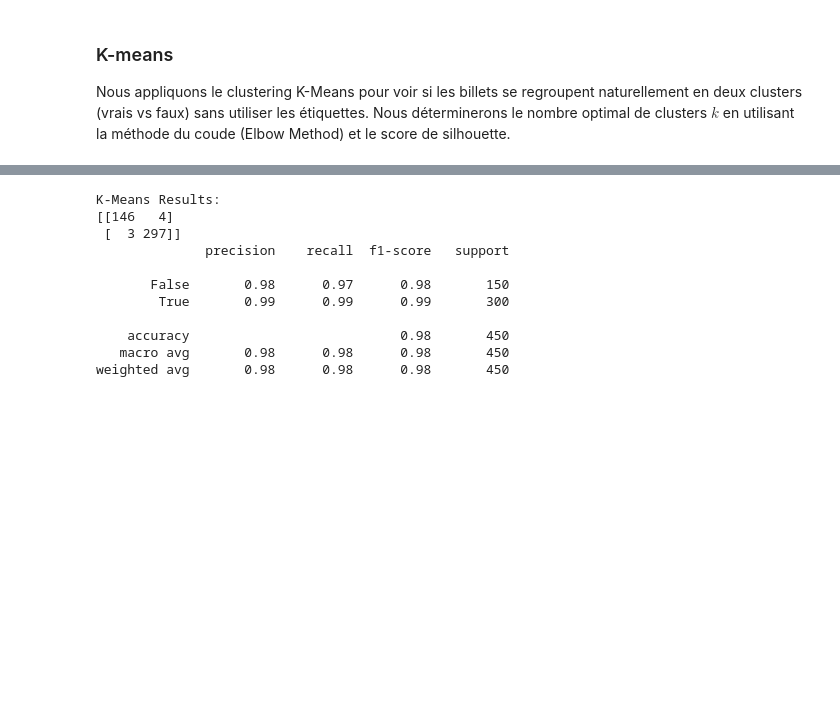
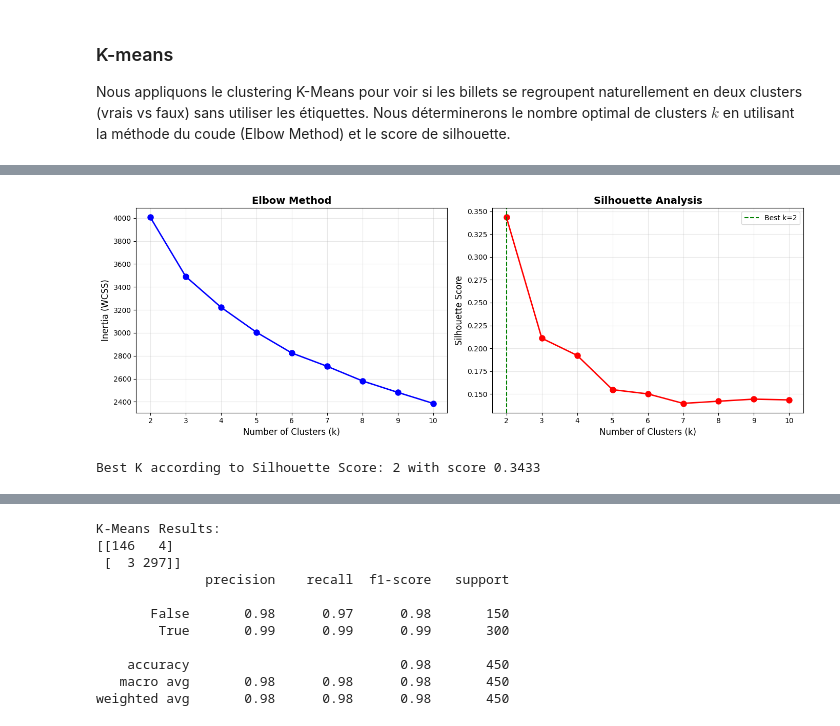
Before and after one commit to makokuzii/Detectez-des-faux-billets-avec-Python, a Jupyter notebook: main.ipynb, the cells around one changed output, grey strips where cells are left out. Cells and saved outputs as stored; diff of their text form; code cells hidden in the pictures; blank space fills up the shorter version.

```diff
--- a/main.ipynb
+++ b/main.ipynb
@@ -275,0 +279,44 @@ plt.show()
+# %%
+from sklearn.cluster import KMeans
+from sklearn.metrics import silhouette_score, silhouette_samples
+import matplotlib.pyplot as plt
+import numpy as np
+
+# Determine optimal number of clusters using both methods
+inertias = []
+silhouette_scores = []
+K_range = range(2, 11)
+
+for k in K_range:
+    kmeans = KMeans(n_clusters=k, random_state=42, n_init=10)
+    kmeans.fit(X_train)
+    inertias.append(kmeans.inertia_)
+    silhouette_scores.append(silhouette_score(X_train, kmeans.labels_))
+
+# Create comparison visualizations
+fig, axes = plt.subplots(1, 2, figsize=(14, 5))
+
+# Elbow Method
+axes[0].plot(K_range, inertias, 'bo-', linewidth=2, markersize=8)
+axes[0].set_xlabel('Number of Clusters (k)', fontsize=12)
+axes[0].set_ylabel('Inertia (WCSS)', fontsize=12)
+axes[0].set_title('Elbow Method', fontsize=14, fontweight='bold')
+axes[0].grid(True, alpha=0.3)
+
+# Silhouette Method
+axes[1].plot(K_range, silhouette_scores, 'ro-', linewidth=2, markersize=8)
+best_k_silhouette = K_range[np.argmax(silhouette_scores)]
+axes[1].axvline(x=best_k_silhouette, color='g', linestyle='--', label=f'Best k={best_k_silhouette}')
+axes[1].set_xlabel('Number of Clusters (k)', fontsize=12)
+axes[1].set_ylabel('Silhouette Score', fontsize=12)
+axes[1].set_title('Silhouette Analysis', fontsize=14, fontweight='bold')
+axes[1].legend()
+axes[1].grid(True, alpha=0.3)
+
+plt.tight_layout()
+plt.show()
+
+print(f"Best K according to Silhouette Score: {best_k_silhouette} with score {max(silhouette_scores):.4f}")
+# %% [output]
+[figure, added]
+Best K according to Silhouette Score: 2 with score 0.3433
```
Also changed, not shown: parts of 8 cells of this notebook.
